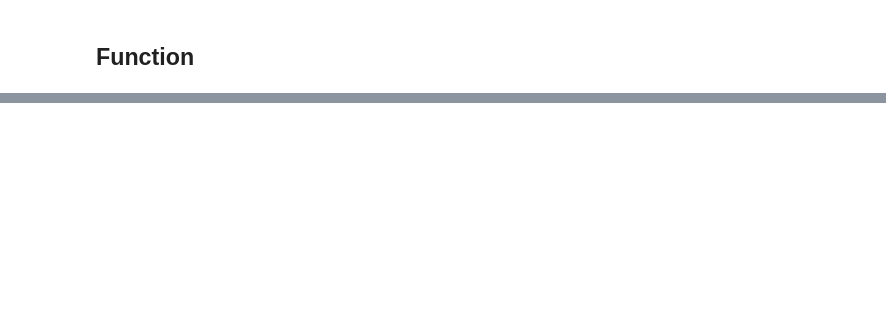
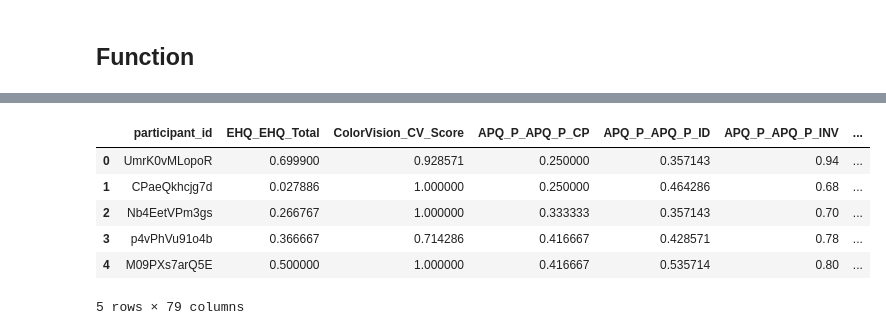
Before and after one commit to asra-nova/WiDS2025, a Jupyter notebook: notebooks/AuxFeatures.ipynb, the cells around one changed output, grey strips where cells are left out. Cells and saved outputs as stored; diff of their text form; code cells hidden in the pictures; blank space fills up the shorter version.

```diff
--- a/notebooks/AuxFeatures.ipynb
+++ b/notebooks/AuxFeatures.ipynb
@@ -261,0 +417,13 @@ dtype: bool
+# %%
+train_final = pd.merge(train_quant_final, train_cat_final, on='participant_id', how='left')
+test_final = pd.merge(test_quant_final, test_cat_final, on='participant_id', how='left')
+# %%
+train_final.head()
+# %% [output]
+|  | participant_id | EHQ_EHQ_Total | ColorVision_CV_Score | APQ_P_APQ_P_CP | APQ_P_APQ_P_ID | APQ_P_APQ_P_INV | ... |
+| 0 | UmrK0vMLopoR | 0.699900 | 0.928571 | 0.250000 | 0.357143 | 0.94 | ... |
+| 1 | CPaeQkhcjg7d | 0.027886 | 1.000000 | 0.250000 | 0.464286 | 0.68 | ... |
+| 2 | Nb4EetVPm3gs | 0.266767 | 1.000000 | 0.333333 | 0.357143 | 0.70 | ... |
+| 3 | p4vPhVu91o4b | 0.366667 | 0.714286 | 0.416667 | 0.428571 | 0.78 | ... |
+| 4 | M09PXs7arQ5E | 0.500000 | 1.000000 | 0.416667 | 0.535714 | 0.80 | ... |
+5 rows × 79 columns
```
Also changed, not shown: parts of 48 cells of this notebook, 1 other file.
